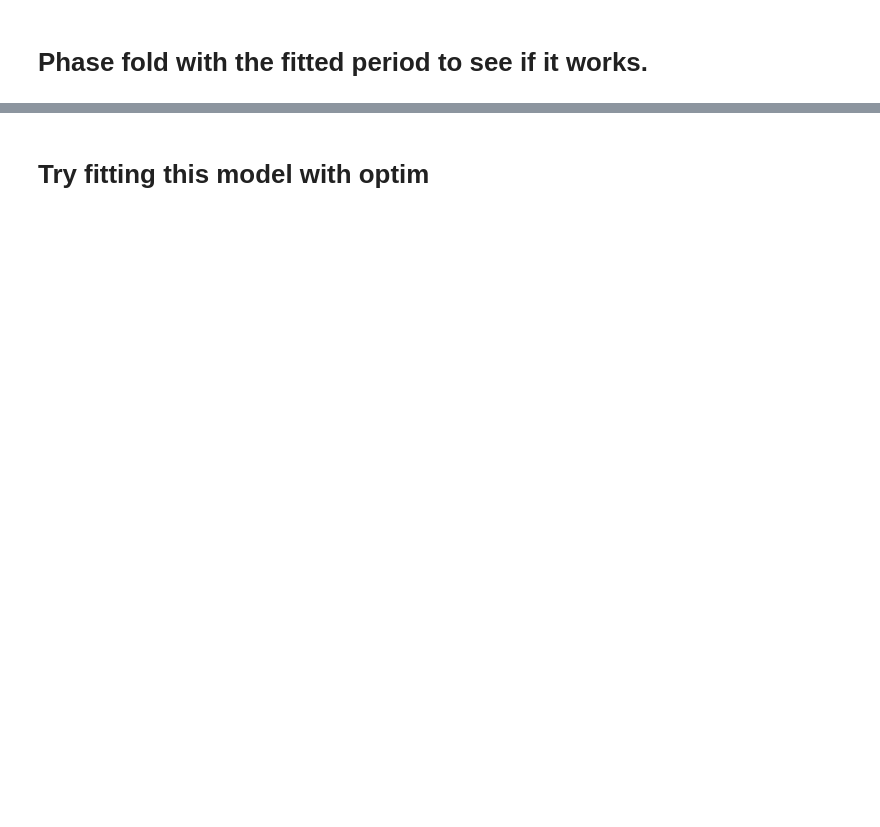
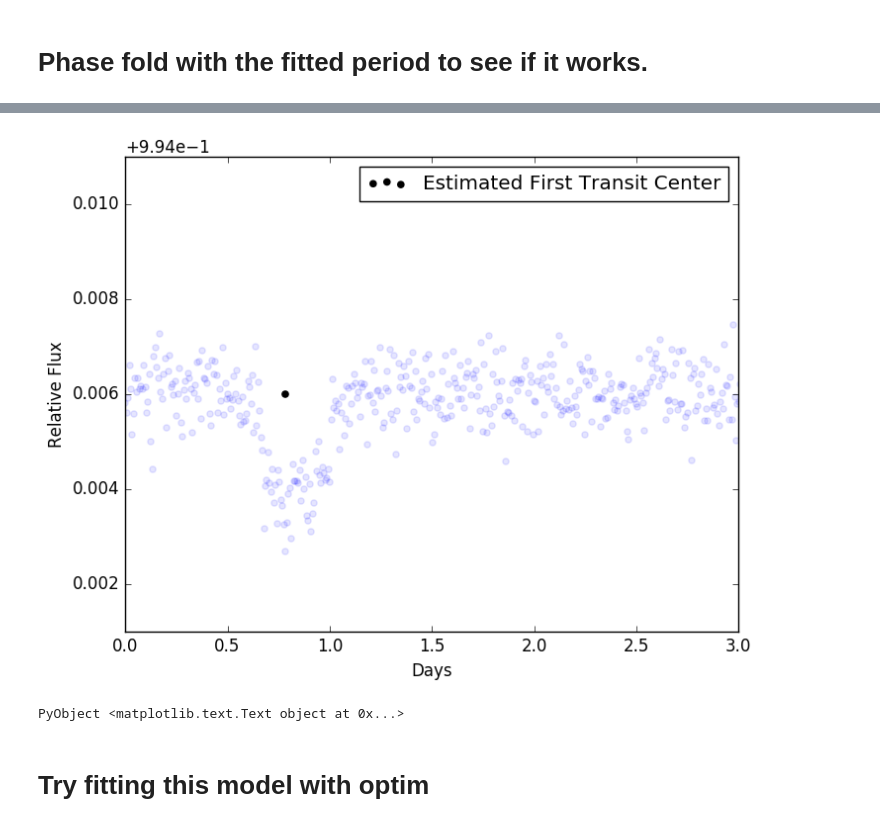
Before and after one commit to jlustigy/ExoJulia, a Jupyter notebook: Homework/hw2a/Dave_Jake/homework_3_solution.ipynb, the cells around one changed output, grey strips where cells are left out. Drawn from its saved outputs; the diff is of its cells as text; code cells hidden in the pictures; blank space fills up the shorter version.

```diff
--- a/Homework/hw2a/Dave_Jake/homework_3_solution.ipynb
+++ b/Homework/hw2a/Dave_Jake/homework_3_solution.ipynb
@@ -97,8 +55,14 @@ best_toff, best_df = estimate_guess(time,mean_flux,best_period)
 # %%
 scatter(time,mean_flux, color="blue", alpha=0.1)
-scatter(best_toff, 1.0, alpha=1.0, color="k", label="First Transit Center")
+scatter(est_params[5], 1.0, alpha=1.0, color="k", label="Estimated First Transit Center")
 ylim(0.995,1.005)
 xlim(0.0, 3.0)
 legend(loc=0)
+
+ylabel("Relative Flux")
+xlabel("Days")
+# %% [output]
+[figure, added]
+PyObject <matplotlib.text.Text object at 0x...>
 # %% [markdown]
 # Try fitting this model with optim
```
Also changed, not shown: parts of 23 cells of this notebook, 4 other files.
